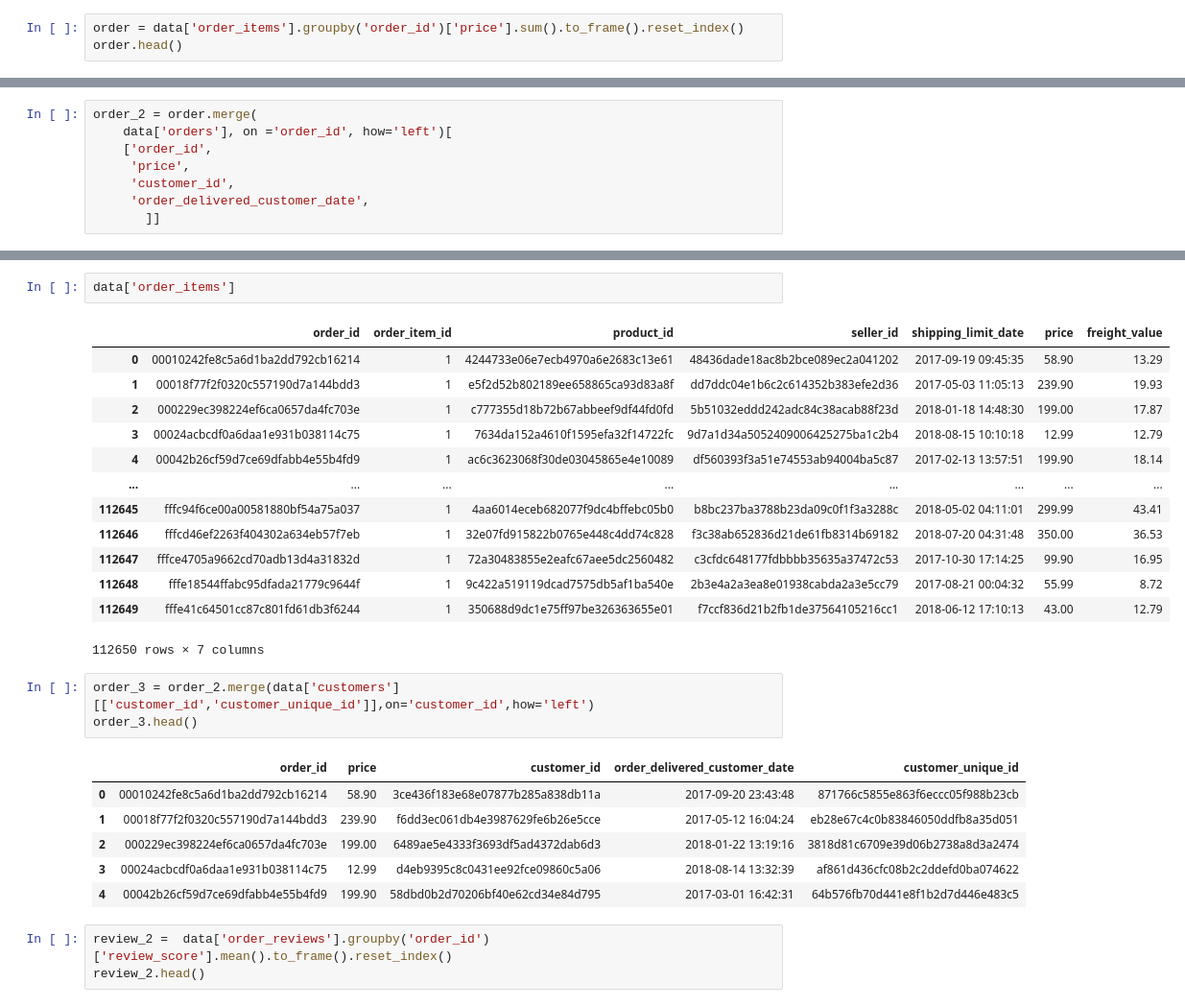
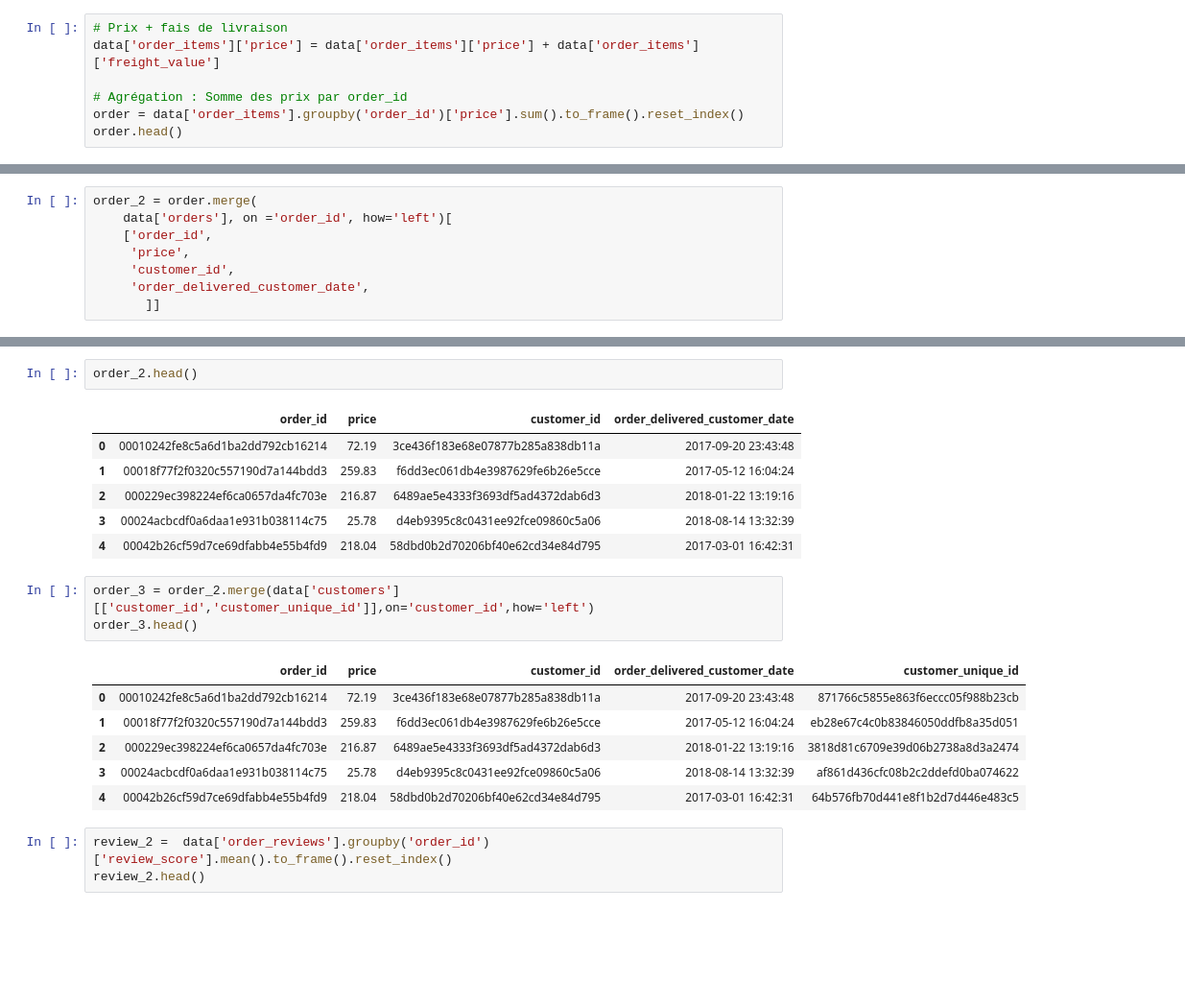
Before and after one commit to ArhurK/P5-Segmentez-les-clients-d-un-e-commerce, a Jupyter notebook: ARI.ipynb, the cells around one changed output, grey strips where cells are left out. Shown: that part at 96% size. Saved outputs shown, nothing was run; the diff lists cells and outputs as text; blank space fills up the shorter version.

```diff
--- a/ARI.ipynb
+++ b/ARI.ipynb
@@ -36,4 +36,8 @@ data =   {key : pd.read_csv(path) for key,path in zip(data_name_list, dataset_li
 # %%
+# Prix + fais de livraison
+data['order_items']['price'] = data['order_items']['price'] + data['order_items']['freight_value']
+
+# Agrégation : Somme des prix par order_id
 order = data['order_items'].groupby('order_id')['price'].sum().to_frame().reset_index()
 order.head()
 # %% [output]
@@ -83,29 +58,22 @@ data['orders']
 # %%
-data['order_items']
+order_2.head()
 # %% [output]
-|  | order_id | order_item_id | product_id | seller_id | shipping_limit_date | price | freight_value |
-| 0 | 00010242fe8c5a6d1ba2dd792cb16214 | 1 | 4244733e06e7ecb4970a6e2683c13e61 | 48436dade18ac8b2bce089ec2a041202 | 2017-09-19 09:45:35 | 58.90 | 13.29 |
-| 1 | 00018f77f2f0320c557190d7a144bdd3 | 1 | e5f2d52b802189ee658865ca93d83a8f | dd7ddc04e1b6c2c614352b383efe2d36 | 2017-05-03 11:05:13 | 239.90 | 19.93 |
-| 2 | 000229ec398224ef6ca0657da4fc703e | 1 | c777355d18b72b67abbeef9df44fd0fd | 5b51032eddd242adc84c38acab88f23d | 2018-01-18 14:48:30 | 199.00 | 17.87 |
-| 3 | 00024acbcdf0a6daa1e931b038114c75 | 1 | 7634da152a4610f1595efa32f14722fc | 9d7a1d34a5052409006425275ba1c2b4 | 2018-08-15 10:10:18 | 12.99 | 12.79 |
-| 4 | 00042b26cf59d7ce69dfabb4e55b4fd9 | 1 | ac6c3623068f30de03045865e4e10089 | df560393f3a51e74553ab94004ba5c87 | 2017-02-13 13:57:51 | 199.90 | 18.14 |
-| ... | ... | ... | ... | ... | ... | ... | ... |
-| 112645 | fffc94f6ce00a00581880bf54a75a037 | 1 | 4aa6014eceb682077f9dc4bffebc05b0 | b8bc237ba3788b23da09c0f1f3a3288c | 2018-05-02 04:11:01 | 299.99 | 43.41 |
-| 112646 | fffcd46ef2263f404302a634eb57f7eb | 1 | 32e07fd915822b0765e448c4dd74c828 | f3c38ab652836d21de61fb8314b69182 | 2018-07-20 04:31:48 | 350.00 | 36.53 |
-| 112647 | fffce4705a9662cd70adb13d4a31832d | 1 | 72a30483855e2eafc67aee5dc2560482 | c3cfdc648177fdbbbb35635a37472c53 | 2017-10-30 17:14:25 | 99.90 | 16.95 |
-| 112648 | fffe18544ffabc95dfada21779c9644f | 1 | 9c422a519119dcad7575db5af1ba540e | 2b3e4a2a3ea8e01938cabda2a3e5cc79 | 2017-08-21 00:04:32 | 55.99 | 8.72 |
-| 112649 | fffe41c64501cc87c801fd61db3f6244 | 1 | 350688d9dc1e75ff97be326363655e01 | f7ccf836d21b2fb1de37564105216cc1 | 2018-06-12 17:10:13 | 43.00 | 12.79 |
+|  | order_id | price | customer_id | order_delivered_customer_date |
+| 0 | 00010242fe8c5a6d1ba2dd792cb16214 | 72.19 | 3ce436f183e68e07877b285a838db11a | 2017-09-20 23:43:48 |
+| 1 | 00018f77f2f0320c557190d7a144bdd3 | 259.83 | f6dd3ec061db4e3987629fe6b26e5cce | 2017-05-12 16:04:24 |
+| 2 | 000229ec398224ef6ca0657da4fc703e | 216.87 | 6489ae5e4333f3693df5ad4372dab6d3 | 2018-01-22 13:19:16 |
+| 3 | 00024acbcdf0a6daa1e931b038114c75 | 25.78 | d4eb9395c8c0431ee92fce09860c5a06 | 2018-08-14 13:32:39 |
+| 4 | 00042b26cf59d7ce69dfabb4e55b4fd9 | 218.04 | 58dbd0b2d70206bf40e62cd34e84d795 | 2017-03-01 16:42:31 |
-112650 rows × 7 columns
 # %%
 order_3 = order_2.merge(data['customers'][['customer_id','customer_unique_id']],on='customer_id',how='left')
 order_3.head()
 # %% [output]
 |  | order_id | price | customer_id | order_delivered_customer_date | customer_unique_id |
-| 0 | 00010242fe8c5a6d1ba2dd792cb16214 | 58.90 | 3ce436f183e68e07877b285a838db11a | 2017-09-20 23:43:48 | 871766c5855e863f6eccc05f988b23cb |
-| 1 | 00018f77f2f0320c557190d7a144bdd3 | 239.90 | f6dd3ec061db4e3987629fe6b26e5cce | 2017-05-12 16:04:24 | eb28e67c4c0b83846050ddfb8a35d051 |
-| 2 | 000229ec398224ef6ca0657da4fc703e | 199.00 | 6489ae5e4333f3693df5ad4372dab6d3 | 2018-01-22 13:19:16 | 3818d81c6709e39d06b2738a8d3a2474 |
-| 3 | 00024acbcdf0a6daa1e931b038114c75 | 12.99 | d4eb9395c8c0431ee92fce09860c5a06 | 2018-08-14 13:32:39 | af861d436cfc08b2c2ddefd0ba074622 |
-| 4 | 00042b26cf59d7ce69dfabb4e55b4fd9 | 199.90 | 58dbd0b2d70206bf40e62cd34e84d795 | 2017-03-01 16:42:31 | 64b576fb70d441e8f1b2d7d446e483c5 |
+| 0 | 00010242fe8c5a6d1ba2dd792cb16214 | 72.19 | 3ce436f183e68e07877b285a838db11a | 2017-09-20 23:43:48 | 871766c5855e863f6eccc05f988b23cb |
+| 1 | 00018f77f2f0320c557190d7a144bdd3 | 259.83 | f6dd3ec061db4e3987629fe6b26e5cce | 2017-05-12 16:04:24 | eb28e67c4c0b83846050ddfb8a35d051 |
+| 2 | 000229ec398224ef6ca0657da4fc703e | 216.87 | 6489ae5e4333f3693df5ad4372dab6d3 | 2018-01-22 13:19:16 | 3818d81c6709e39d06b2738a8d3a2474 |
+| 3 | 00024acbcdf0a6daa1e931b038114c75 | 25.78 | d4eb9395c8c0431ee92fce09860c5a06 | 2018-08-14 13:32:39 | af861d436cfc08b2c2ddefd0ba074622 |
+| 4 | 00042b26cf59d7ce69dfabb4e55b4fd9 | 218.04 | 58dbd0b2d70206bf40e62cd34e84d795 | 2017-03-01 16:42:31 | 64b576fb70d441e8f1b2d7d446e483c5 |
 # %%
 review_2 =  data['order_reviews'].groupby('order_id')['review_score'].mean().to_frame().reset_index()
 review_2.head()
```
Also changed, not shown: parts of 41 cells of this notebook.
